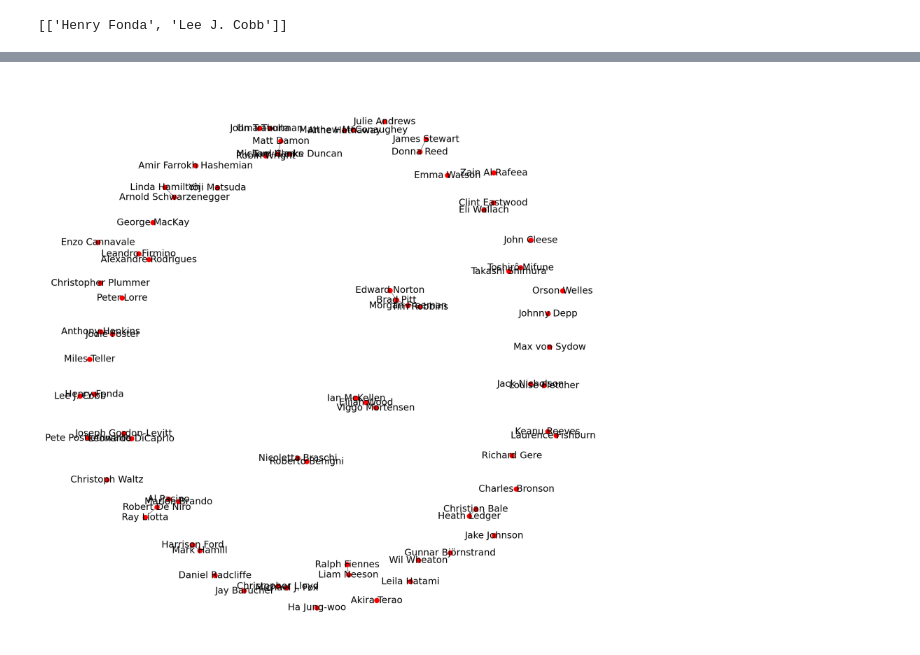
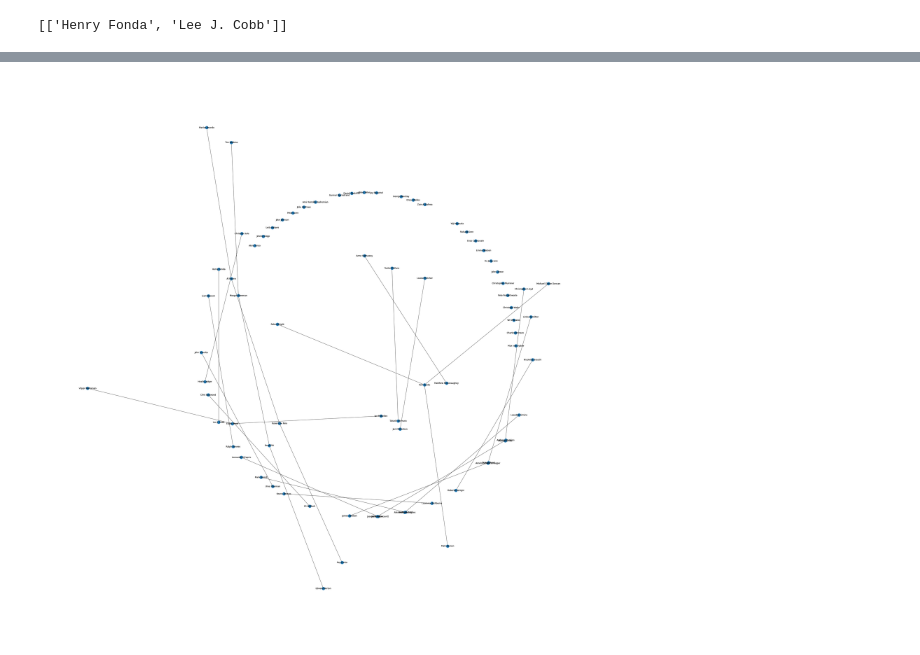
Before and after one commit to sir-sauc3/comp215-Project1, a Jupyter notebook: Sos&Roberto.ipynb, the cells around one changed output, grey strips where cells are left out. Drawn from its saved outputs; the diff is of its cells as text; code cells hidden in the pictures.

```diff
--- a/Sos&Roberto.ipynb
+++ b/Sos&Roberto.ipynb
@@ -270,35 +290,38 @@ print(acted)
 # %%
 # crew, allActors
 allActorsList = list(allActors)
 
 
 crew = crew[:30]
 allActorsList = allActorsList[:30]
 
 # Create a graph
 G = nx.Graph()
 
 # Add nodes to the graph
 G.add_nodes_from(allActorsList)
 
 # Add edges to the graph
 G.add_edges_from(crew)
 
 # Draw the graph with all edges between nodes
 # nx.draw(G, with_labels=True, node_color='lightblue', edge_color='gray')
 
-plt.figure(3,figsize=(25,25))
-nx.draw_spring(G,
-                 node_color='red',
-                 font_size = 30,
-                 node_size=250,
-                 with_labels=True)
-plt.axis('equal')
+plt.figure(3,figsize=(45,45))
+# nx.draw_spring(G,
+#                  node_color='red',
+#                  font_size = 22,
+#                  node_size=600,
+#                  with_labels=True)
+# plt.axis('equal')
 # pos = nx.spring_layout(G, with_labels=True)
 # nx.draw(G,pos)
+pos = nx.kamada_kawai_layout(G)
+nx.draw(G, pos, with_labels=True)
+nx.draw_networkx_labels(G, pos)
 
 
 # Show the graph
 plt.show()
 # %% [output]
-[figure, old version]
+[figure, new version]
```
Also changed, not shown: parts of 1 cell of this notebook.
